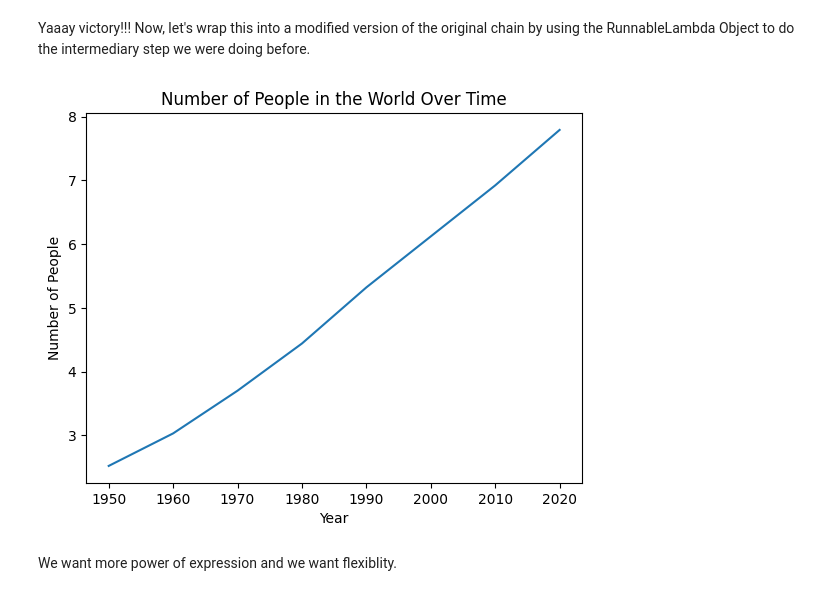
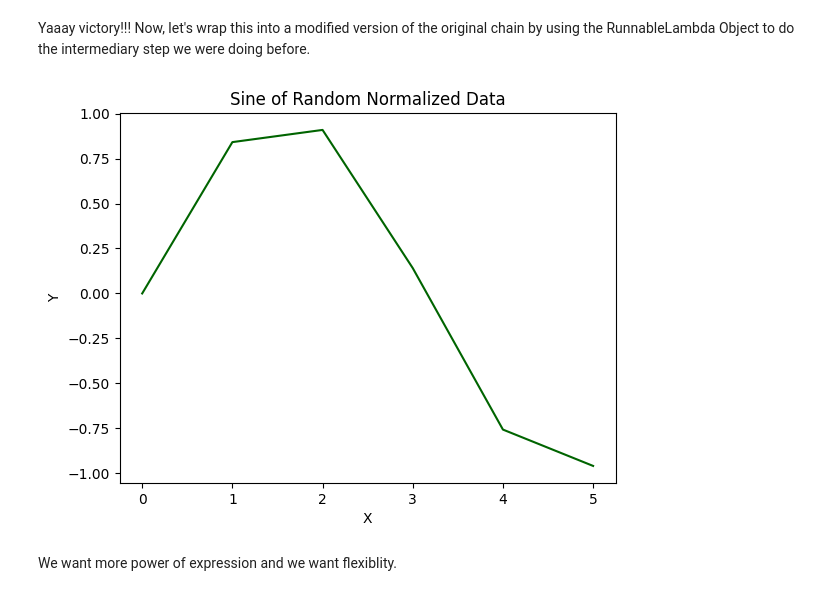
Before and after one commit to EnkrateiaLucca/oreilly_live_training_llm_apps, a Jupyter notebook: notebooks/7.0-prompts-as-composable-primitives.ipynb, the cells around one changed output. Saved outputs shown, nothing was run; the diff lists cells and outputs as text; code cells hidden in the pictures.

```diff
--- a/notebooks/7.0-prompts-as-composable-primitives.ipynb
+++ b/notebooks/7.0-prompts-as-composable-primitives.ipynb
@@ -118,7 +140,6 @@ from typing import List
 import matplotlib.pyplot as plt
 
 client = instructor.patch(OpenAI())
-
 
 class DataPlot(BaseModel):
     x_values: List[float]
@@ -140,34 +161,34 @@ def generate_plot(input) -> DataPlot:
             {
                 "role": "user",
                 "content": f"Help me visualize this concept in a plot:{input}",
             }
         ],
         response_model=DataPlot,
     )  # type: ignore
 
 
 def plot(dp: DataPlot):
     if dp.plot_type == "line":
         plt.plot(dp.x_values, dp.y_values, color=dp.color, marker=dp.marker)
     elif dp.plot_type == "bar":
         plt.bar(dp.x_values, dp.y_values, color=dp.color)
     elif dp.plot_type == "scatter":
         plt.scatter(dp.x_values, dp.y_values, color=dp.color, marker=dp.marker)
     else:
         raise ValueError("Unsupported plot type")
 
     plt.title(dp.title)
     plt.xlabel(dp.x_label)
     plt.ylabel(dp.y_label)
     plt.show()
 
 def plot_primitive(prompt):
     dp = generate_plot(prompt)
     plot(dp)
 
 # Example usage
-plot_primitive("Plot a line graph of the number of people in the world over time.")
+plot_primitive("Plot the sine of a set of random normalized data as a dark green line")
 # %% [output]
-[figure, old version]
+[figure, new version]
 # %% [markdown]
 We want more power of expression and we want flexiblity.
```
Also changed, not shown: parts of 7 cells of this notebook, 16 other files.
